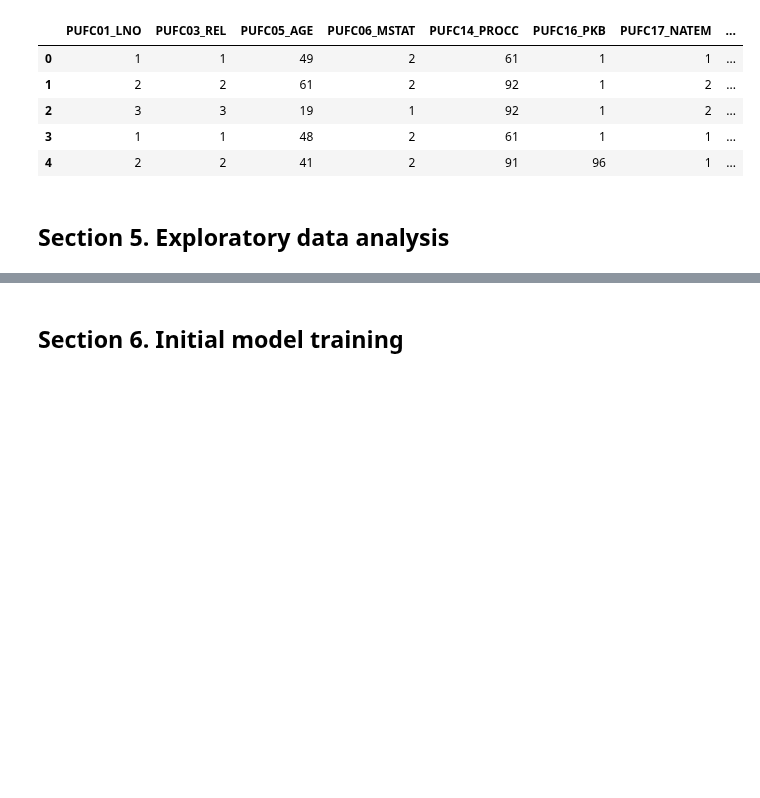
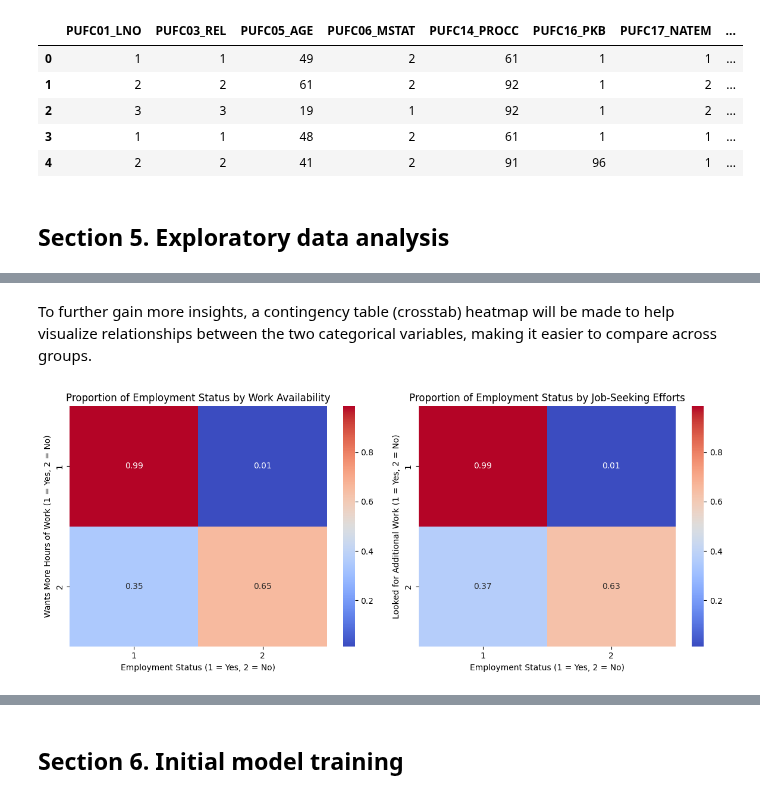
Before and after one commit to MatthewHeinz/STINTSY_MCO1, a Jupyter notebook: MCO1.ipynb, the cells around one changed output, grey strips where cells are left out. Cells and saved outputs as stored; diff of their text form; code cells hidden in the pictures; blank space fills up the shorter version.

```diff
--- a/MCO1.ipynb
+++ b/MCO1.ipynb
@@ -343,0 +467,22 @@ See the caveats in the documentation: https://pandas.pydata.org/pandas-docs/stab
+# %% [markdown]
+To further gain more insights, a contingency table (crosstab) heatmap will be made to help visualize relationships between the two categorical variables, making it easier to compare across groups.
+# %%
+crosstab_pwmore = pd.crosstab(cleaned_selected_df["PUFC20_PWMORE"], cleaned_selected_df["PUFC11_WORK"], normalize="index")
+crosstab_pladdw = pd.crosstab(cleaned_selected_df["PUFC21_PLADDW"], cleaned_selected_df["PUFC11_WORK"], normalize="index")
+
+fig, axes = plt.subplots(1, 2, figsize=(12, 5))
+
+sns.heatmap(crosstab_pwmore, annot=True, cmap="coolwarm", fmt=".2f", ax=axes[0])
+axes[0].set_title("Proportion of Employment Status by Work Availability")
+axes[0].set_xlabel("Employment Status (1 = Yes, 2 = No)")
+axes[0].set_ylabel("Wants More Hours of Work (1 = Yes, 2 = No)")
+
+sns.heatmap(crosstab_pladdw, annot=True, cmap="coolwarm", fmt=".2f", ax=axes[1])
+axes[1].set_title("Proportion of Employment Status by Job-Seeking Efforts")
+axes[1].set_xlabel("Employment Status (1 = Yes, 2 = No)")
+axes[1].set_ylabel("Looked for Additional Work (1 = Yes, 2 = No)")
+
+plt.tight_layout()
+plt.show()
+# %% [output]
+[figure, added]
```
Also changed, not shown: parts of 17 cells of this notebook.
